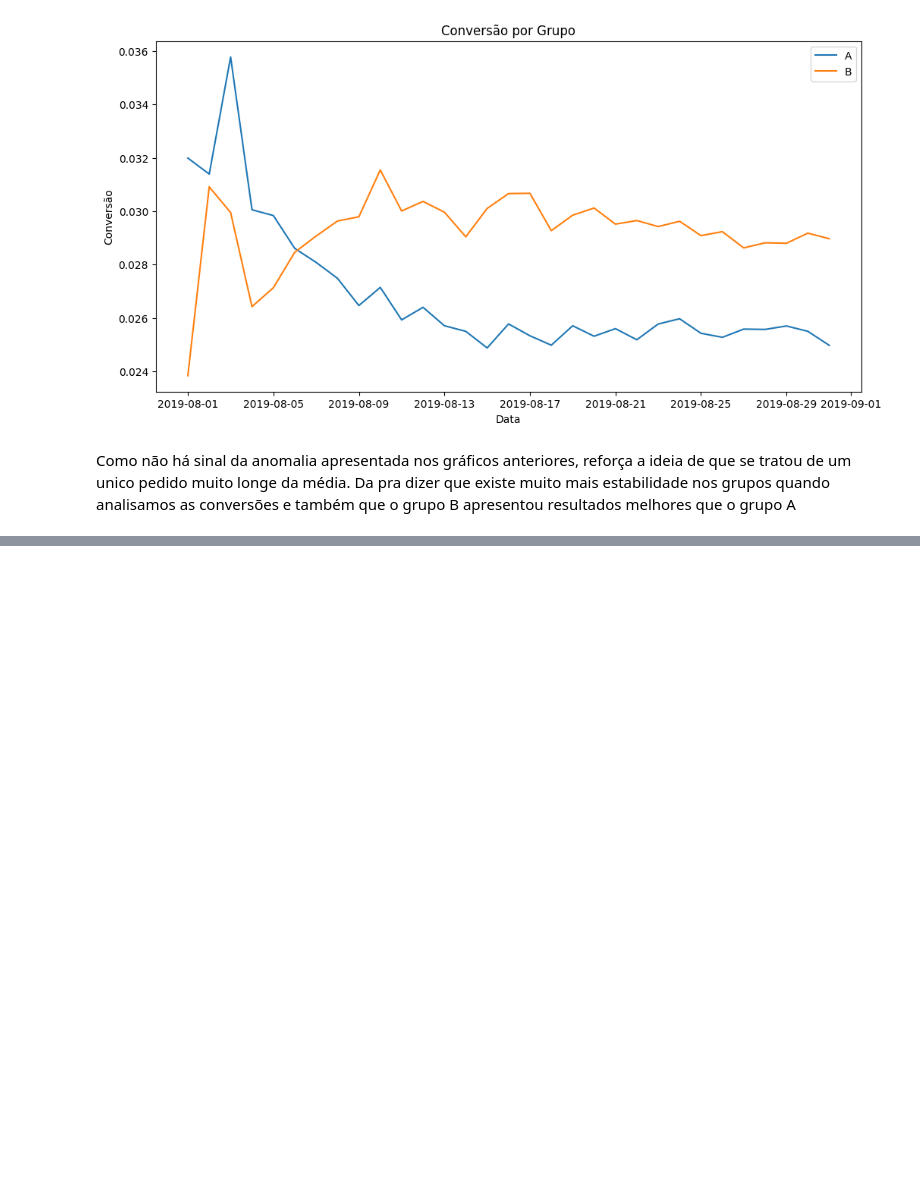
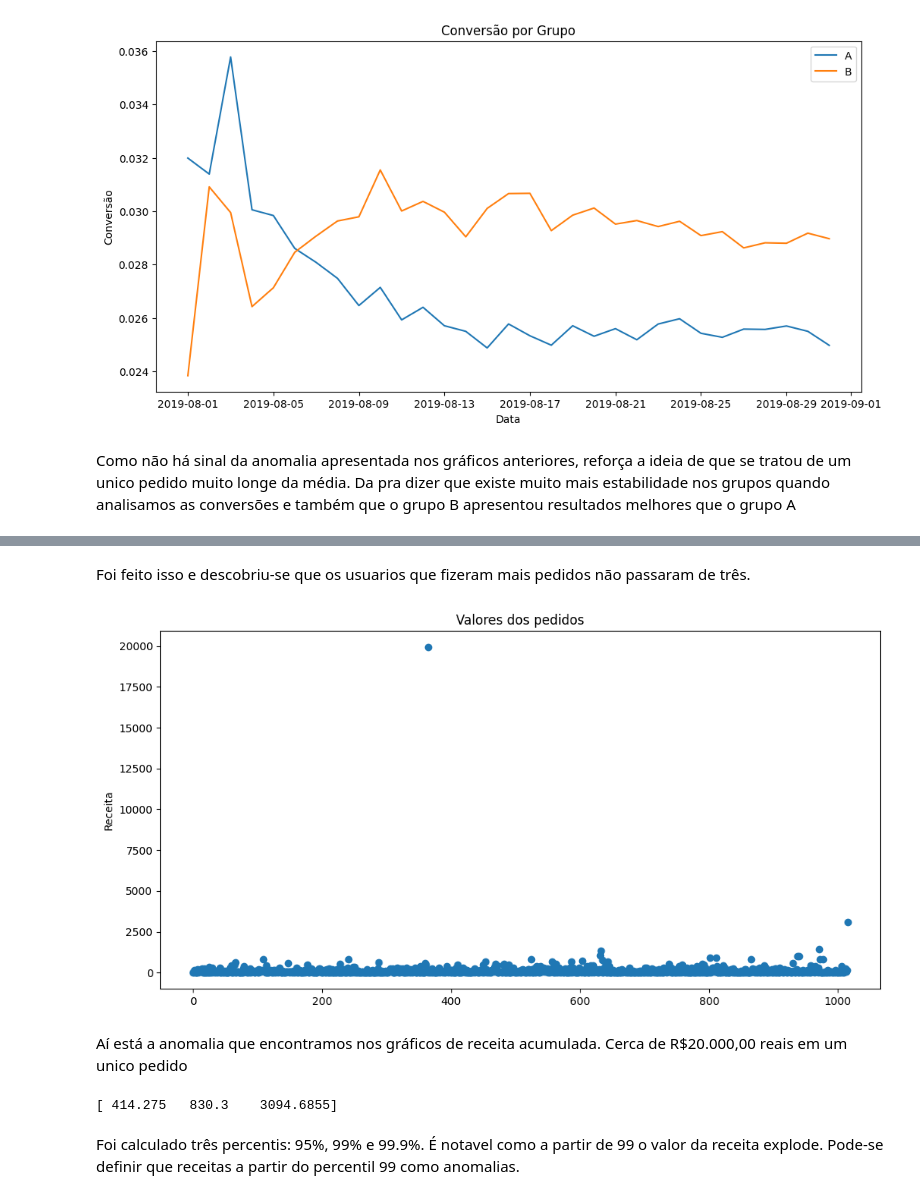
Before and after one commit to gustavoquareli/projeto_S09, a Jupyter notebook: notebook.ipynb, the cells around one changed output, grey strips where cells are left out. Drawn from its saved outputs; the diff is of its cells as text; code cells hidden in the pictures; blank space fills up the shorter version.

```diff
--- a/notebook.ipynb
+++ b/notebook.ipynb
@@ -443,0 +485,21 @@ Da pra dizer que existe muito mais estabilidade nos grupos quando analisamos as
+# %% [markdown]
+Foi feito isso e descobriu-se que os usuarios que fizeram mais pedidos não passaram de três.
+# %%
+x_values = pd.Series(range(0,len(orders_['revenue'])))
+plt.figure(figsize=(12, 6))
+plt.scatter(x_values, orders_['revenue'])
+plt.title('Valores dos pedidos')
+plt.ylabel('Receita')
+plt.show()
+# %% [output]
+[figure, added]
+# %% [markdown]
+Aí está a anomalia que encontramos nos gráficos de receita acumulada. Cerca de R$20.000,00 reais em um unico pedido
+# %%
+print(np.percentile(orders_['revenue'], (95,99,99.9)))
+# %% [output]
+[ 414.275   830.3    3094.6855]
+# %% [markdown]
+Foi calculado três percentis: 95%, 99% e 99.9%.
+É notavel como a partir de 99 o valor da receita explode.
+Pode-se definir que receitas a partir do percentil 99 como anomalias.
```
Also changed, not shown: parts of 5 cells of this notebook.
